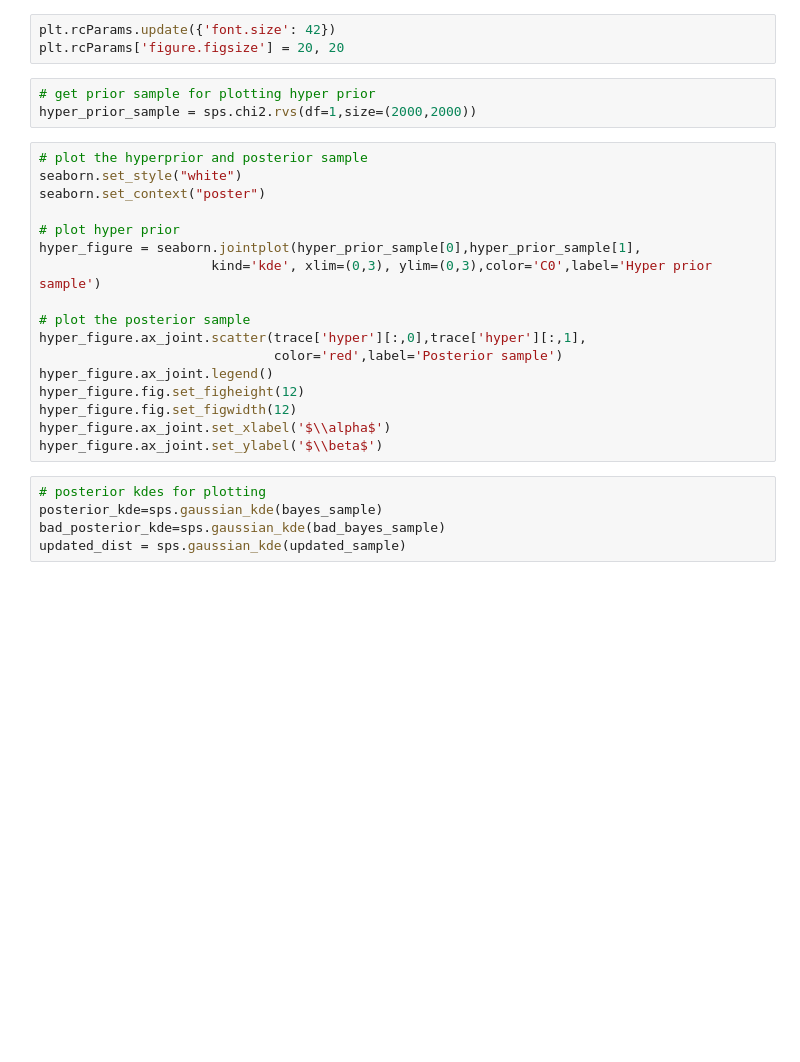
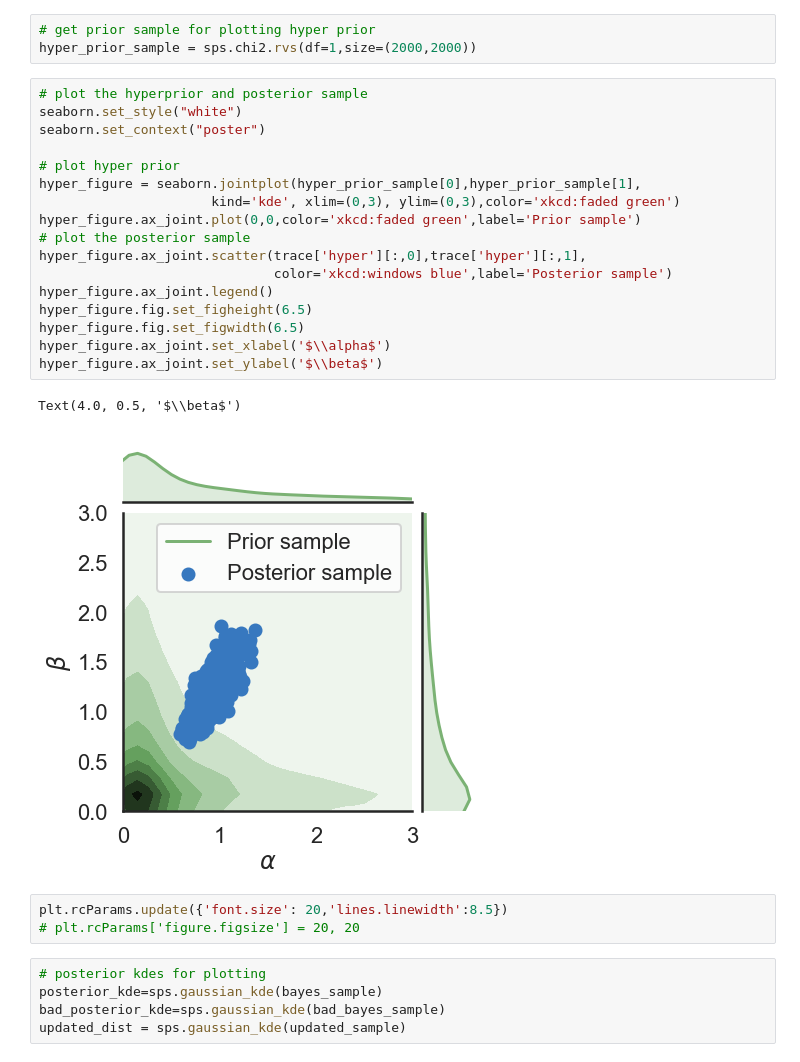
Before and after one commit to mathematicalmichael/jsm19, a Jupyter notebook: SIAM_CSE19_Poster-Distribution.ipynb, the cells around one changed output. Saved outputs shown, nothing was run; the diff lists cells and outputs as text; blank space fills up the shorter version.

```diff
--- a/SIAM_CSE19_Poster-Distribution.ipynb
+++ b/SIAM_CSE19_Poster-Distribution.ipynb
@@ -265,26 +310,29 @@ importlib.reload(seaborn)
-# %%
-plt.rcParams.update({'font.size': 42})
-plt.rcParams['figure.figsize'] = 20, 20
 # %%
 # get prior sample for plotting hyper prior
 hyper_prior_sample = sps.chi2.rvs(df=1,size=(2000,2000))
 # %%
 # plot the hyperprior and posterior sample
 seaborn.set_style("white")
 seaborn.set_context("poster")
 
 # plot hyper prior
 hyper_figure = seaborn.jointplot(hyper_prior_sample[0],hyper_prior_sample[1],
-                      kind='kde', xlim=(0,3), ylim=(0,3),color='C0',label='Hyper prior sample')
-
+                      kind='kde', xlim=(0,3), ylim=(0,3),color='xkcd:faded green')
+hyper_figure.ax_joint.plot(0,0,color='xkcd:faded green',label='Prior sample')
 # plot the posterior sample
 hyper_figure.ax_joint.scatter(trace['hyper'][:,0],trace['hyper'][:,1],
-                              color='red',label='Posterior sample')
+                              color='xkcd:windows blue',label='Posterior sample')
 hyper_figure.ax_joint.legend()
-hyper_figure.fig.set_figheight(12)
-hyper_figure.fig.set_figwidth(12)
+hyper_figure.fig.set_figheight(6.5)
+hyper_figure.fig.set_figwidth(6.5)
 hyper_figure.ax_joint.set_xlabel('$\\alpha$')
 hyper_figure.ax_joint.set_ylabel('$\\beta$')
+# %% [output]
+Text(4.0, 0.5, '$\\beta$')
+[figure, added]
+# %%
+plt.rcParams.update({'font.size': 20,'lines.linewidth':8.5})
+# plt.rcParams['figure.figsize'] = 20, 20
 # %%
 # posterior kdes for plotting
 posterior_kde=sps.gaussian_kde(bayes_sample)
```
Also changed, not shown: parts of 18 cells of this notebook.
